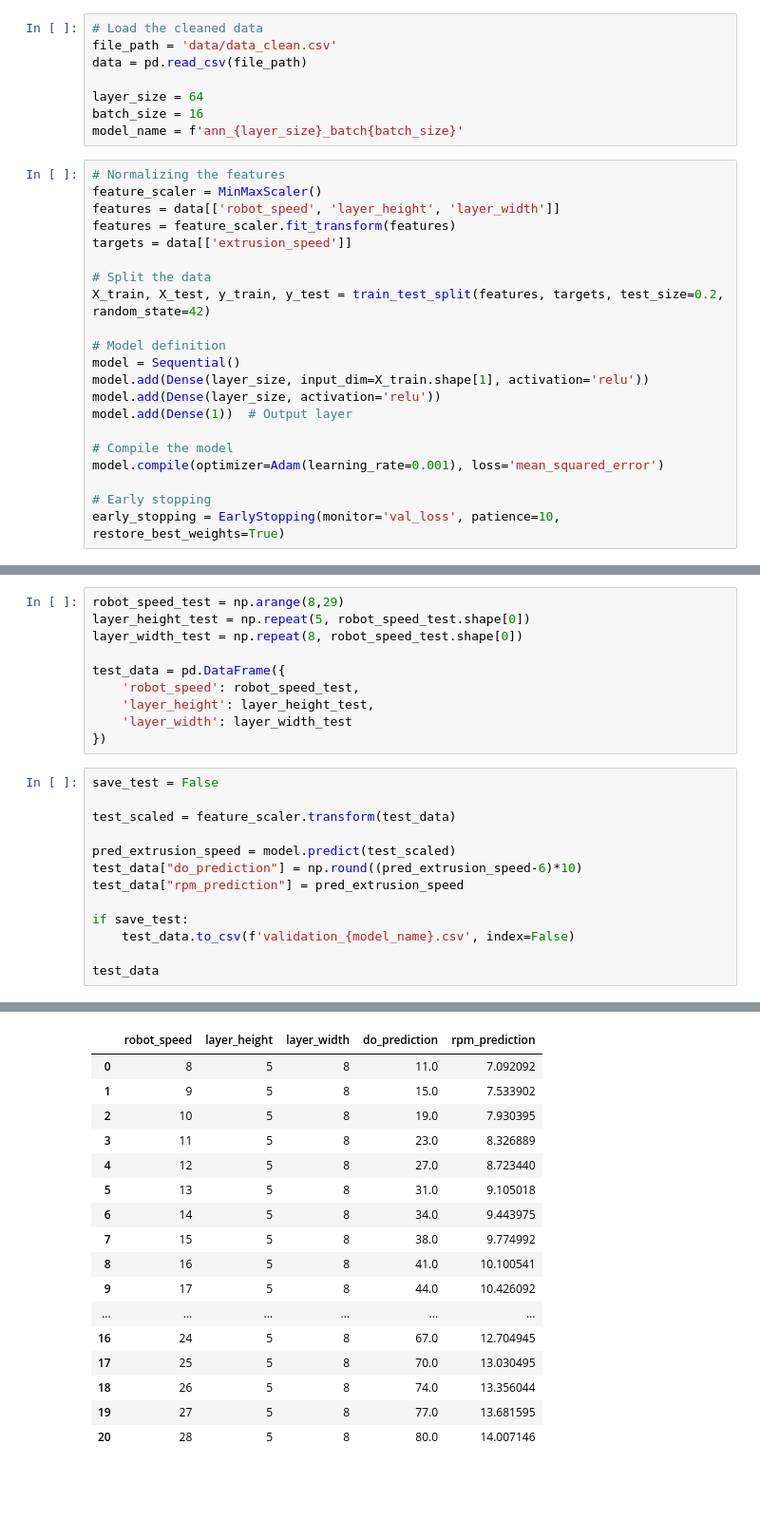
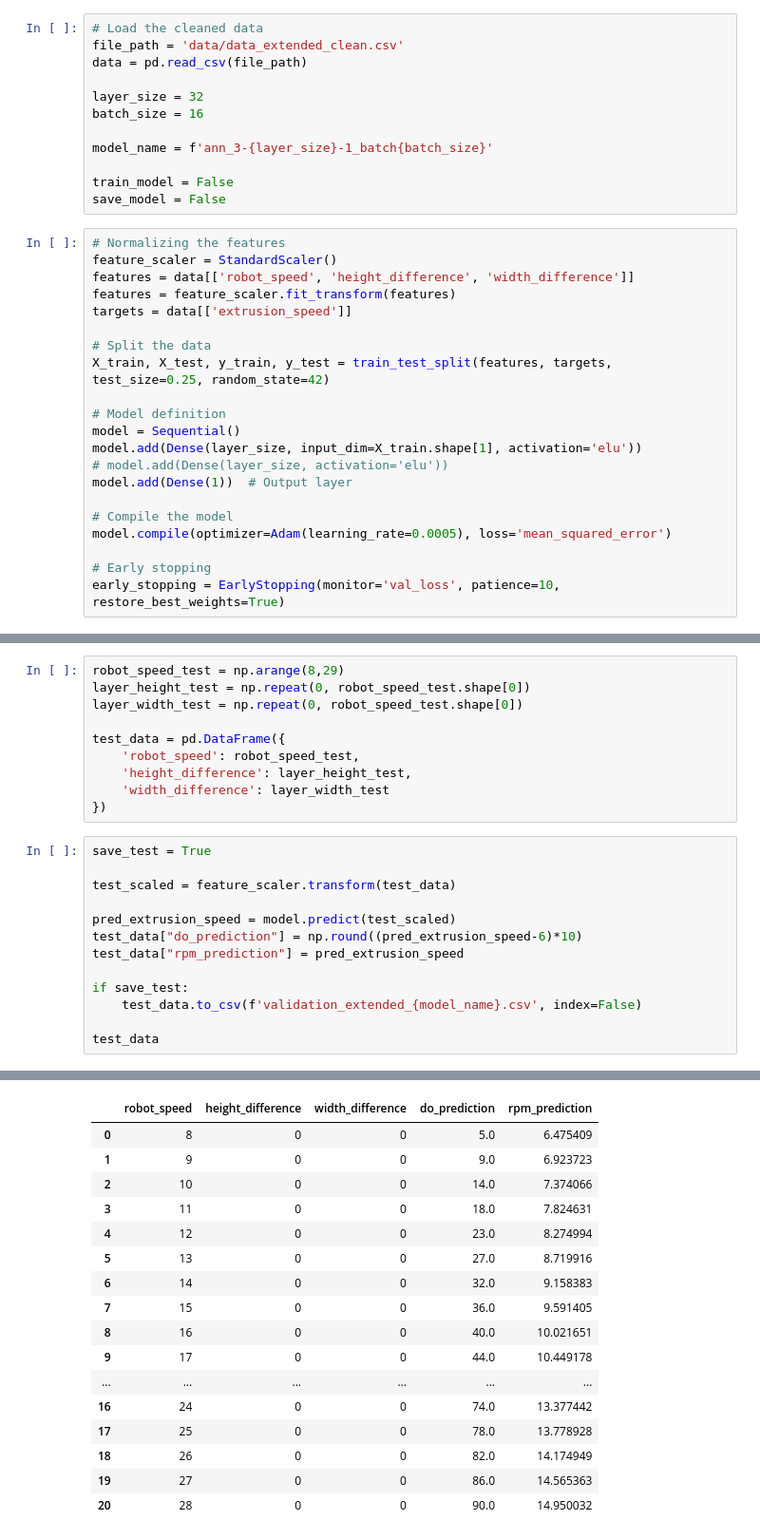
Before and after one commit to ozgucbertug/3DCP-Extrusion-Parameter-Optimization, a Jupyter notebook: fit_ann.ipynb, the cells around one changed output, grey strips where cells are left out. Shown at 95% size. Cells and saved outputs as stored; diff of their text form; blank space fills up the shorter version.

```diff
--- a/fit_ann.ipynb
+++ b/fit_ann.ipynb
@@ -16,29 +16,33 @@ from sklearn.preprocessing import StandardScaler, MinMaxScaler
 # %%
 # Load the cleaned data
-file_path = 'data/data_clean.csv'
+file_path = 'data/data_extended_clean.csv'
 data = pd.read_csv(file_path)
 
-layer_size = 64
+layer_size = 32
 batch_size = 16
-model_name = f'ann_{layer_size}_batch{batch_size}'
+
+model_name = f'ann_3-{layer_size}-1_batch{batch_size}'
+
+train_model = False
+save_model = False
 # %%
 # Normalizing the features
-feature_scaler = MinMaxScaler()
-features = data[['robot_speed', 'layer_height', 'layer_width']]
+feature_scaler = StandardScaler()
+features = data[['robot_speed', 'height_difference', 'width_difference']]
 features = feature_scaler.fit_transform(features)
 targets = data[['extrusion_speed']]
 
 # Split the data
-X_train, X_test, y_train, y_test = train_test_split(features, targets, test_size=0.2, random_state=42)
+X_train, X_test, y_train, y_test = train_test_split(features, targets, test_size=0.25, random_state=42)
 
 # Model definition
 model = Sequential()
-model.add(Dense(layer_size, input_dim=X_train.shape[1], activation='relu'))
-model.add(Dense(layer_size, activation='relu'))
+model.add(Dense(layer_size, input_dim=X_train.shape[1], activation='elu'))
+# model.add(Dense(layer_size, activation='elu'))
 model.add(Dense(1))  # Output layer
 
 # Compile the model
-model.compile(optimizer=Adam(learning_rate=0.001), loss='mean_squared_error')
+model.compile(optimizer=Adam(learning_rate=0.0005), loss='mean_squared_error')
 
 # Early stopping
 early_stopping = EarlyStopping(monitor='val_loss', patience=10, restore_best_weights=True)
@@ -140,16 +149,16 @@ RMSE: 0.6739347598461761
 -----------
 # %%
 robot_speed_test = np.arange(8,29)
-layer_height_test = np.repeat(5, robot_speed_test.shape[0])
-layer_width_test = np.repeat(8, robot_speed_test.shape[0])
+layer_height_test = np.repeat(0, robot_speed_test.shape[0])
+layer_width_test = np.repeat(0, robot_speed_test.shape[0])
 
 test_data = pd.DataFrame({
     'robot_speed': robot_speed_test,
-    'layer_height': layer_height_test,
-    'layer_width': layer_width_test
+    'height_difference': layer_height_test,
+    'width_difference': layer_width_test
 })
 # %%
-save_test = False
+save_test = True
 
 test_scaled = feature_scaler.transform(test_data)
 
@@ -158,7 +167,7 @@ test_data["do_prediction"] = np.round((pred_extrusion_speed-6)*10)
 test_data["rpm_prediction"] = pred_extrusion_speed
 
 if save_test:
-    test_data.to_csv(f'validation_{model_name}.csv', index=False)
+    test_data.to_csv(f'validation_extended_{model_name}.csv', index=False)
 
 test_data
 # %% [output]
@@ -166,17 +175,17 @@ test_data
-|  | robot_speed | layer_height | layer_width | do_prediction | rpm_prediction |
-| 0 | 8 | 5 | 8 | 11.0 | 7.092092 |
-| 1 | 9 | 5 | 8 | 15.0 | 7.533902 |
-| 2 | 10 | 5 | 8 | 19.0 | 7.930395 |
-| 3 | 11 | 5 | 8 | 23.0 | 8.326889 |
-| 4 | 12 | 5 | 8 | 27.0 | 8.723440 |
-| 5 | 13 | 5 | 8 | 31.0 | 9.105018 |
-| 6 | 14 | 5 | 8 | 34.0 | 9.443975 |
-| 7 | 15 | 5 | 8 | 38.0 | 9.774992 |
-| 8 | 16 | 5 | 8 | 41.0 | 10.100541 |
-| 9 | 17 | 5 | 8 | 44.0 | 10.426092 |
+|  | robot_speed | height_difference | width_difference | do_prediction | rpm_prediction |
+| 0 | 8 | 0 | 0 | 5.0 | 6.475409 |
+| 1 | 9 | 0 | 0 | 9.0 | 6.923723 |
+| 2 | 10 | 0 | 0 | 14.0 | 7.374066 |
+| 3 | 11 | 0 | 0 | 18.0 | 7.824631 |
+| 4 | 12 | 0 | 0 | 23.0 | 8.274994 |
+| 5 | 13 | 0 | 0 | 27.0 | 8.719916 |
+| 6 | 14 | 0 | 0 | 32.0 | 9.158383 |
+| 7 | 15 | 0 | 0 | 36.0 | 9.591405 |
+| 8 | 16 | 0 | 0 | 40.0 | 10.021651 |
+| 9 | 17 | 0 | 0 | 44.0 | 10.449178 |
 | ... | ... | ... | ... | ... | ... |
-| 16 | 24 | 5 | 8 | 67.0 | 12.704945 |
-| 17 | 25 | 5 | 8 | 70.0 | 13.030495 |
-| 18 | 26 | 5 | 8 | 74.0 | 13.356044 |
-| 19 | 27 | 5 | 8 | 77.0 | 13.681595 |
-| 20 | 28 | 5 | 8 | 80.0 | 14.007146 |
+| 16 | 24 | 0 | 0 | 74.0 | 13.377442 |
+| 17 | 25 | 0 | 0 | 78.0 | 13.778928 |
+| 18 | 26 | 0 | 0 | 82.0 | 14.174949 |
+| 19 | 27 | 0 | 0 | 86.0 | 14.565363 |
+| 20 | 28 | 0 | 0 | 90.0 | 14.950032 |
```
Also changed, not shown: parts of 6 cells of this notebook, 8 other files.
